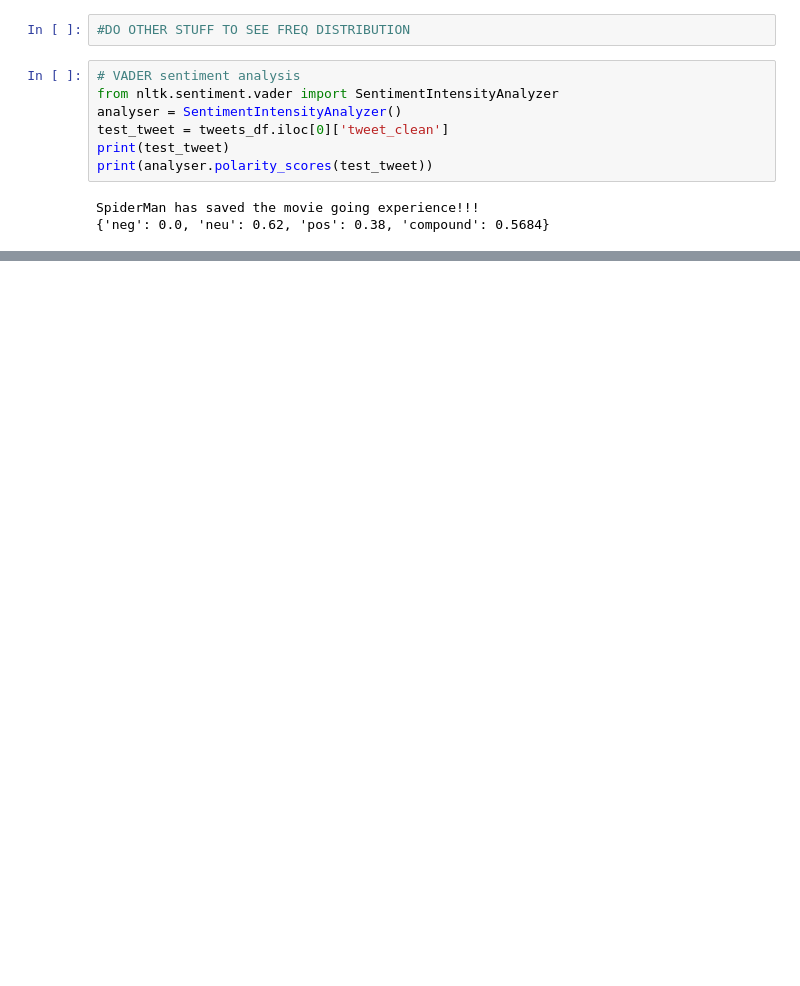
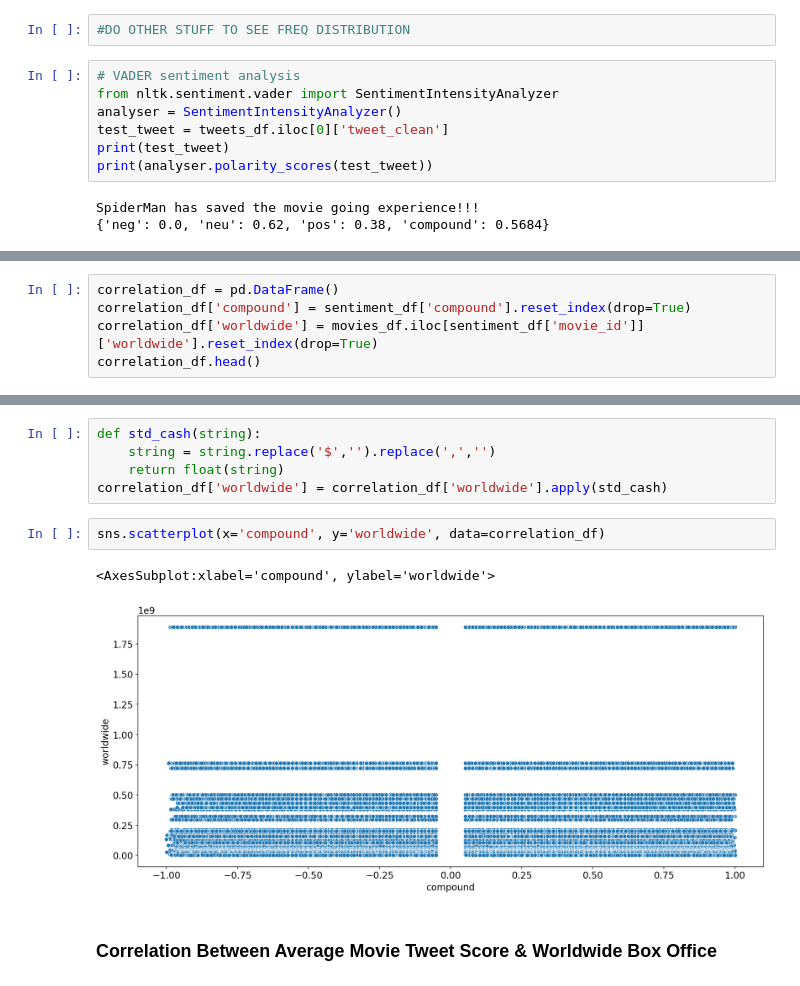
Before and after one commit to mabdilahCSE/Sentiment-Analysis, a Jupyter notebook: sentiment_analysis.ipynb, the cells around one changed output, grey strips where cells are left out. Drawn from its saved outputs; the diff is of its cells as text; blank space fills up the shorter version.

Commit message:
Added correlation graphs

```diff
--- a/sentiment_analysis.ipynb
+++ b/sentiment_analysis.ipynb
@@ -178,0 +191,5 @@ after (650046, 6)
+# %%
+correlation_df = pd.DataFrame()
+correlation_df['compound'] = sentiment_df['compound'].reset_index(drop=True)
+correlation_df['worldwide'] = movies_df.iloc[sentiment_df['movie_id']]['worldwide'].reset_index(drop=True)
+correlation_df.head()
@@ -178,0 +203,12 @@ after (650046, 6)
+# %%
+def std_cash(string):
+    string = string.replace('$','').replace(',','')
+    return float(string)
+correlation_df['worldwide'] = correlation_df['worldwide'].apply(std_cash)
+# %%
+sns.scatterplot(x='compound', y='worldwide', data=correlation_df)
+# %% [output]
+<AxesSubplot:xlabel='compound', ylabel='worldwide'>
+[figure, added]
+# %% [markdown]
+### Correlation Between Average Movie Tweet Score & Worldwide Box Office
```
Also changed, not shown: parts of 20 cells of this notebook.
